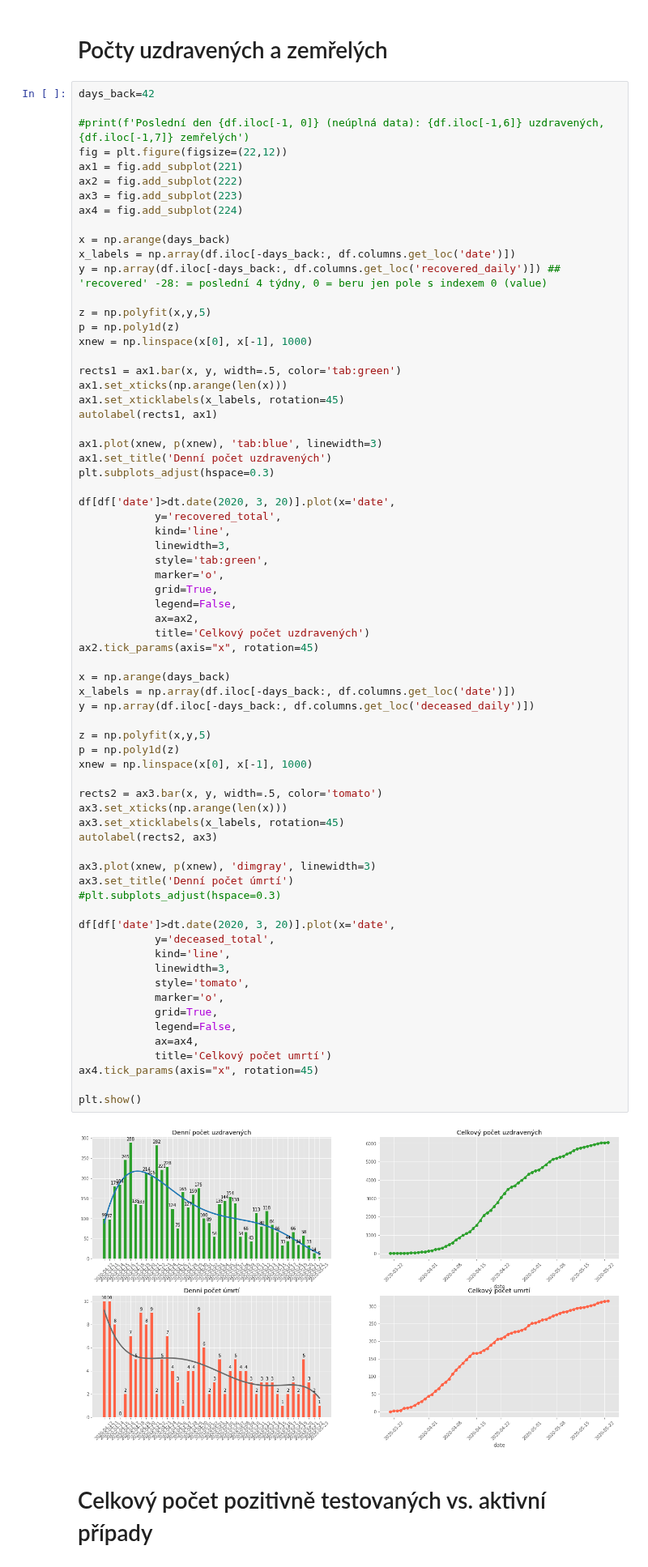
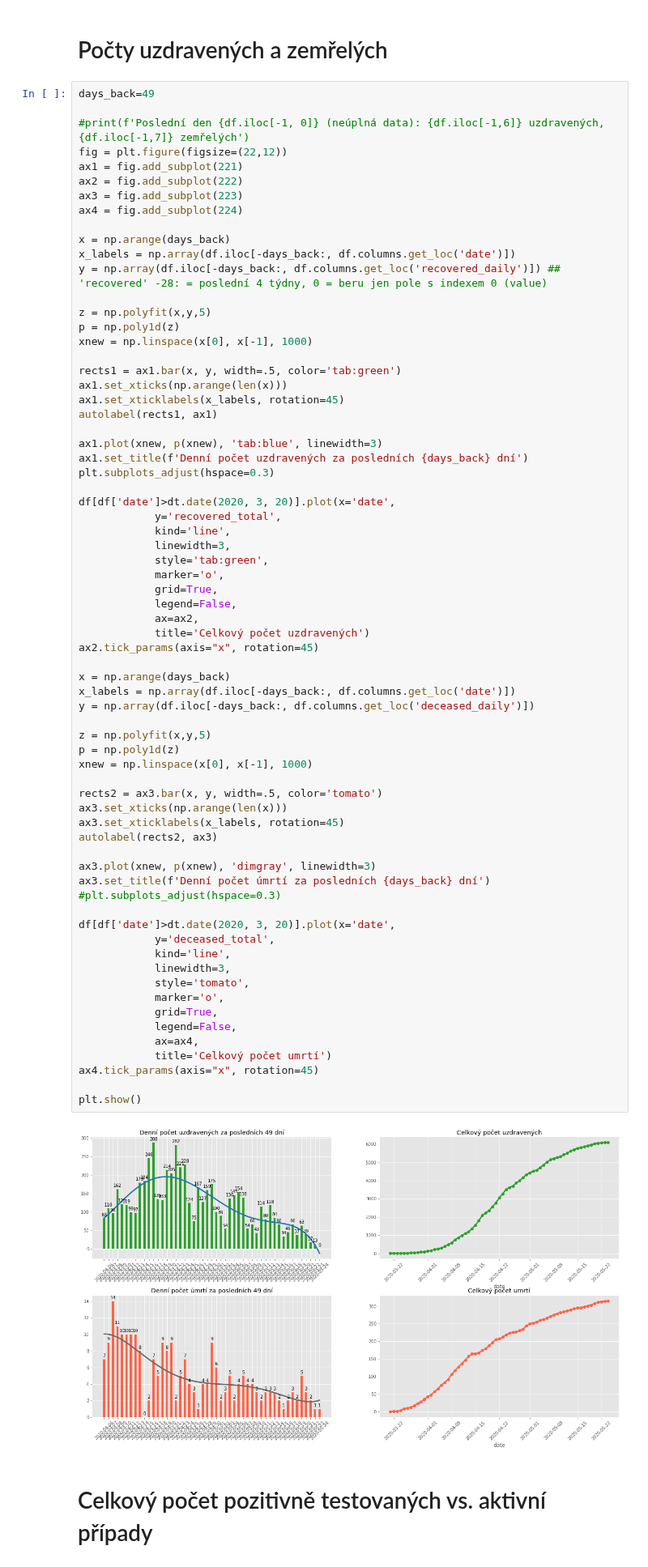
Before and after one commit to honzapulpan/covid, a Jupyter notebook: covid19_stats.ipynb, the cells around one changed output. Shown at 81% size. Saved outputs shown, nothing was run; the diff lists cells and outputs as text.

```diff
--- a/covid19_stats.ipynb
+++ b/covid19_stats.ipynb
@@ -250,7 +250,7 @@ plt.show()
 # %% [markdown]
 # Počty uzdravených a zemřelých
 # %%
-days_back=42
+days_back=49
 
 #print(f'Poslední den {df.iloc[-1, 0]} (neúplná data): {df.iloc[-1,6]} uzdravených, {df.iloc[-1,7]} zemřelých')
 fig = plt.figure(figsize=(22,12))
@@ -273,7 +273,7 @@ ax1.set_xticklabels(x_labels, rotation=45)
 autolabel(rects1, ax1)
 
 ax1.plot(xnew, p(xnew), 'tab:blue', linewidth=3)
-ax1.set_title('Denní počet uzdravených')
+ax1.set_title(f'Denní počet uzdravených za posledních {days_back} dní')
 plt.subplots_adjust(hspace=0.3)
 
 df[df['date']>dt.date(2020, 3, 20)].plot(x='date',
@@ -291,35 +291,35 @@ ax2.tick_params(axis="x", rotation=45)
 x = np.arange(days_back)
 x_labels = np.array(df.iloc[-days_back:, df.columns.get_loc('date')])
 y = np.array(df.iloc[-days_back:, df.columns.get_loc('deceased_daily')])
 
 z = np.polyfit(x,y,5)
 p = np.poly1d(z)
 xnew = np.linspace(x[0], x[-1], 1000)
 
 rects2 = ax3.bar(x, y, width=.5, color='tomato')
 ax3.set_xticks(np.arange(len(x)))
 ax3.set_xticklabels(x_labels, rotation=45)
 autolabel(rects2, ax3)
 
 ax3.plot(xnew, p(xnew), 'dimgray', linewidth=3)
-ax3.set_title('Denní počet úmrtí')
+ax3.set_title(f'Denní počet úmrtí za posledních {days_back} dní')
 #plt.subplots_adjust(hspace=0.3)
 
 df[df['date']>dt.date(2020, 3, 20)].plot(x='date',
             y='deceased_total',
             kind='line',
             linewidth=3,
             style='tomato',
             marker='o',
             grid=True,
             legend=False,
             ax=ax4,
             title='Celkový počet umrtí')
 ax4.tick_params(axis="x", rotation=45)
 
 plt.show()
 # %% [output]
-[figure, old version]
+[figure, new version]
 # %% [markdown]
 # Celkový počet pozitivně testovaných vs. aktivní případy
 # %%
```
Also changed, not shown: parts of 8 cells of this notebook, 1 other file.
